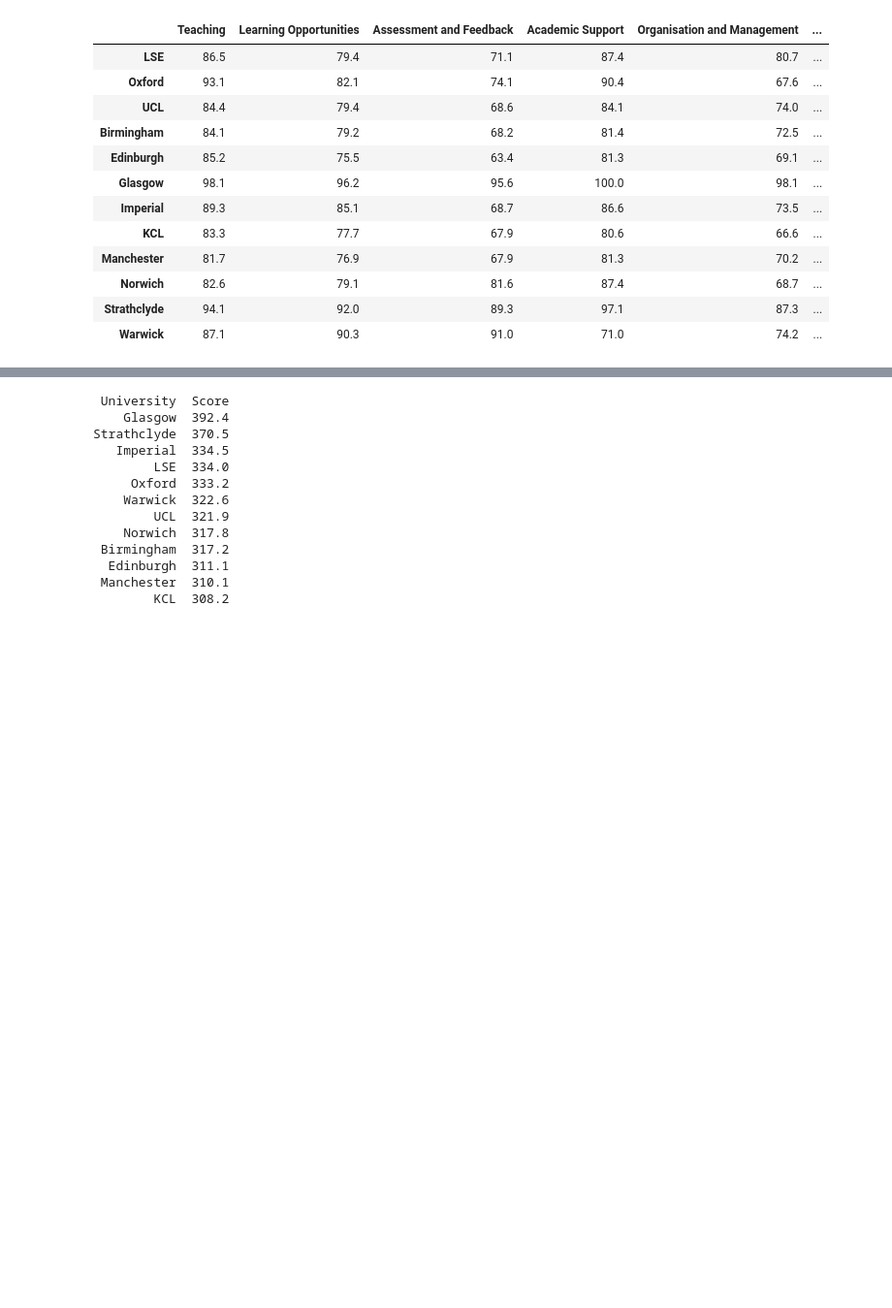
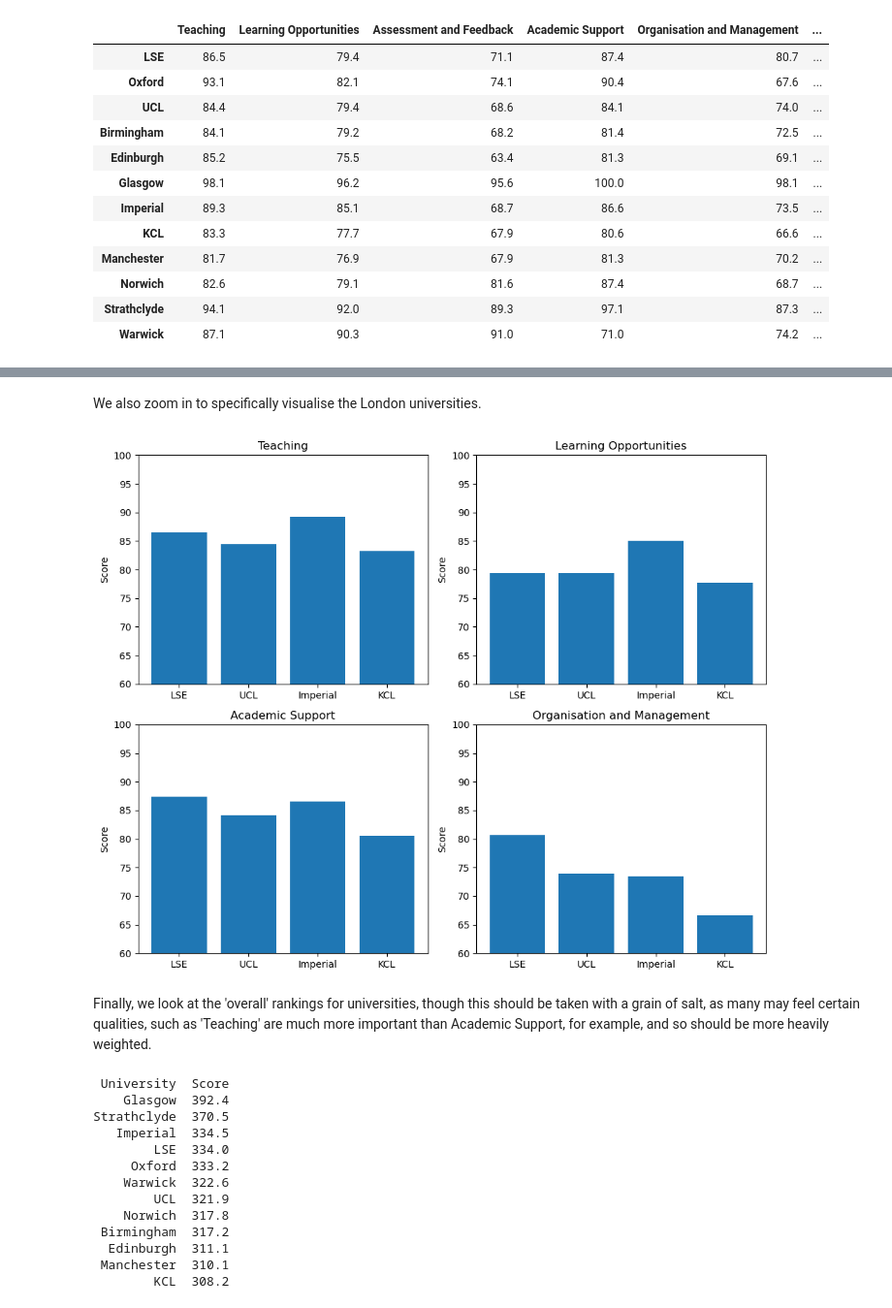
Before and after one commit to codingfishguy/ST115-Group-Project, a Jupyter notebook: Report.ipynb, the cells around one changed output, grey strips where cells are left out. Shown at 97% size. Saved outputs shown, nothing was run; the diff lists cells and outputs as text; code cells hidden in the pictures; blank space fills up the shorter version.

```diff
--- a/Report.ipynb
+++ b/Report.ipynb
@@ -1369,0 +1377,4 @@ overall_df #universities student satisfactin dataframe
+# %%
+london_universities = ['LSE', 'UCL', 'Imperial', 'KCL']
+london_df = overall_df.loc[london_universities]
+london_df
@@ -1398,3 +1417,32 @@ fig.show()
+# %% [markdown]
+We also zoom in to specifically visualise the London universities.
+# %%
+# Define the categories you want to visualize
+categories = ['Teaching', 'Learning Opportunities', 'Academic Support', 'Organisation and Management']
+
+# Create a 2x2 matrix of subplots
+fig, axs = plt.subplots(2, 2, figsize=(10, 8))
+
+# Flatten the axis array for easy iteration
+axs = axs.flatten()
+
+# Iterate over categories and plot each one
+for i, category in enumerate(categories):
+    ax = axs[i]
+    ax.bar(london_df.index, london_df[category])
+    ax.set_title(category)
+    ax.set_ylabel('Score')
+    ax.set_ylim(60, 100)  # Set y-axis limits from 60 to 100
+
+# Adjust layout
+plt.tight_layout()
+
+# Show the plot
+plt.show()
+# %% [output]
+[figure, added]
+# %% [markdown]
+Finally, we look at the 'overall' rankings for universities, though this should be taken with a grain of salt, as many may feel certain qualities, such as 'Teaching' are much more important than Academic Support, for example, and so should be more heavily weighted.
 # %%
 graph_df['Score'] = graph_df[['Teaching', 'Learning Opportunities', 'Academic Support', 'Organisation and Management']].sum(axis=1)
 graph_df = graph_df.rename(columns={'index': 'University'})
```
Also changed, not shown: parts of 25 cells of this notebook.
